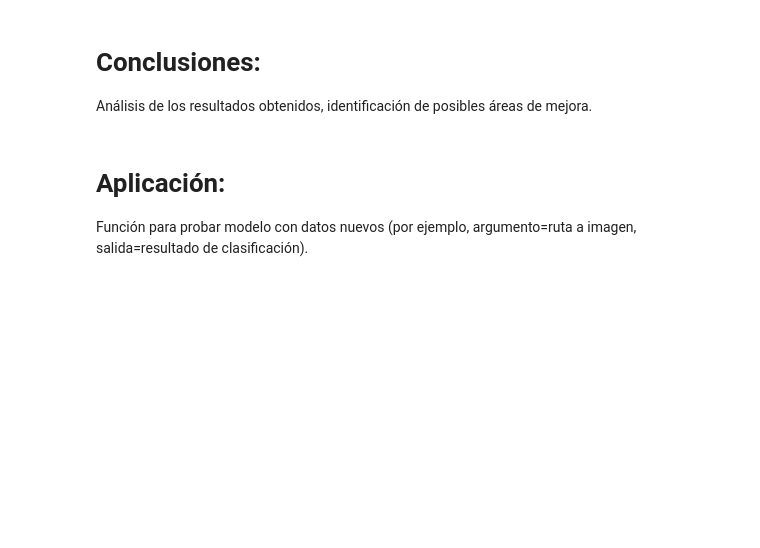
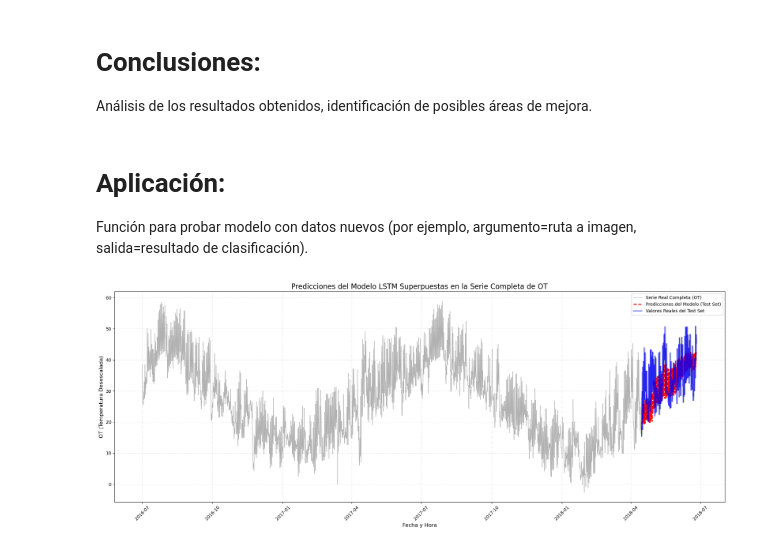
Before and after one commit to AlanContrerasPrieto/PortafolioMod2, a Jupyter notebook: implementacion.ipynb, the cells around one changed output. Drawn from its saved outputs; the diff is of its cells as text; code cells hidden in the pictures; blank space fills up the shorter version.

Commit message:
Mejoras 1

```diff
--- a/implementacion.ipynb
+++ b/implementacion.ipynb
@@ -122,5 +180,4 @@ plot_time_series(data, feature_cols, target_col)
 # %%
-data = add_time_features(data)
 X = data.drop(columns=[target_col])
 y = data[target_col]
 X_train, X_valid, X_test, y_train, y_valid, y_test = train_valid_test_split(X, y, test_size=0.25, valid_size=0.4)
@@ -137,7 +194,11 @@ X_train_s, X_valid_s, X_test_s, y_train_s, y_valid_s, y_test_s, x_scaler, y_scal
 # %% [markdown]
 ## Sequencias
 # %%
-SEQUENCE_LENGTH = 96 # 1 Full day = 24 hours * 4 (15 min intervals)
+if datamin:
+    SEQUENCE_LENGTH = 96 # 1 Full day = 24 hours * 4 (15 min intervals)
+else:
+    SEQUENCE_LENGTH = 24 # 1 Full day = 24 hours
+    #SEQUENCE_LENGTH = SEQUENCE_LENGTH * 7 # 1 Full week
 X_train_seq, y_train_seq = create_sequences(X_train_s, y_train_s, SEQUENCE_LENGTH)
 X_valid_seq, y_valid_seq = create_sequences(X_valid_s, y_valid_s, SEQUENCE_LENGTH)
 X_test_seq, y_test_seq = create_sequences(X_test_s, y_test_s, SEQUENCE_LENGTH)
@@ -154,25 +216,0 @@ Descripción de la arquitectura empleada, entrenamiento y evaluación de resulta
-# %%
-def build_lstm_model(seq_len, n_feat):
-    model = Sequential([
-        # 1. Capa LSTM (Unidad especializada)
-        LSTM(units=128,
-             input_shape=(seq_len, n_feat),
-             return_sequences=True, #=True permite apilar otra capa LSTM.
-             dropout=0.2, # Evita que la capa LSTM memorize el ruido
-             recurrent_dropout=0.2),
-
-        # 2. Segunda Capa LSTM (para modelar patrones más complejos/jerárquicos)
-        LSTM(units=64,
-             return_sequences=False, #=False en la última capa LSTM para pasar a capas Dense
-             dropout=0.2,
-             recurrent_dropout=0.2),
-
-        # 3. Capa de Regularización
-        Dropout(0.3),
-
-        # Capa Densa Final (Output)
-        Dense(units=1)
-    ])
-    return model
-
-lstm_model = build_lstm_model(SEQUENCE_LENGTH, N_FEATURES)
@@ -206,7 +293,7 @@ Model: "sequential_1"
 # Early Stopping para detener el entrenamiento si la pérdida de validación deja de mejorar para evitar overfitting
 early_stop = EarlyStopping(
     monitor='val_loss',         # Monitorea la pérdida de validación
-    patience=10,                # Número de épocas sin mejora antes de detener
+    patience=5,                # Número de épocas sin mejora antes de detener
     restore_best_weights=True   # Mantiene los mejores pesos encontrados
 )
 
@@ -279,3 +386,7 @@ Análisis de los resultados obtenidos, identificación de posibles áreas de mej
 # %% [markdown]
 # Aplicación:
 Función para probar modelo con datos nuevos (por ejemplo, argumento=ruta a imagen, salida=resultado de clasificación).
+# %%
+plot_full_series_predictions(data, target_col, y_true, y_pred, len(X_train_seq)+len(X_valid_seq), 2 *SEQUENCE_LENGTH)
+# %% [output]
+[figure, added]
```
Also changed, not shown: parts of 27 cells of this notebook, 1 other file.
